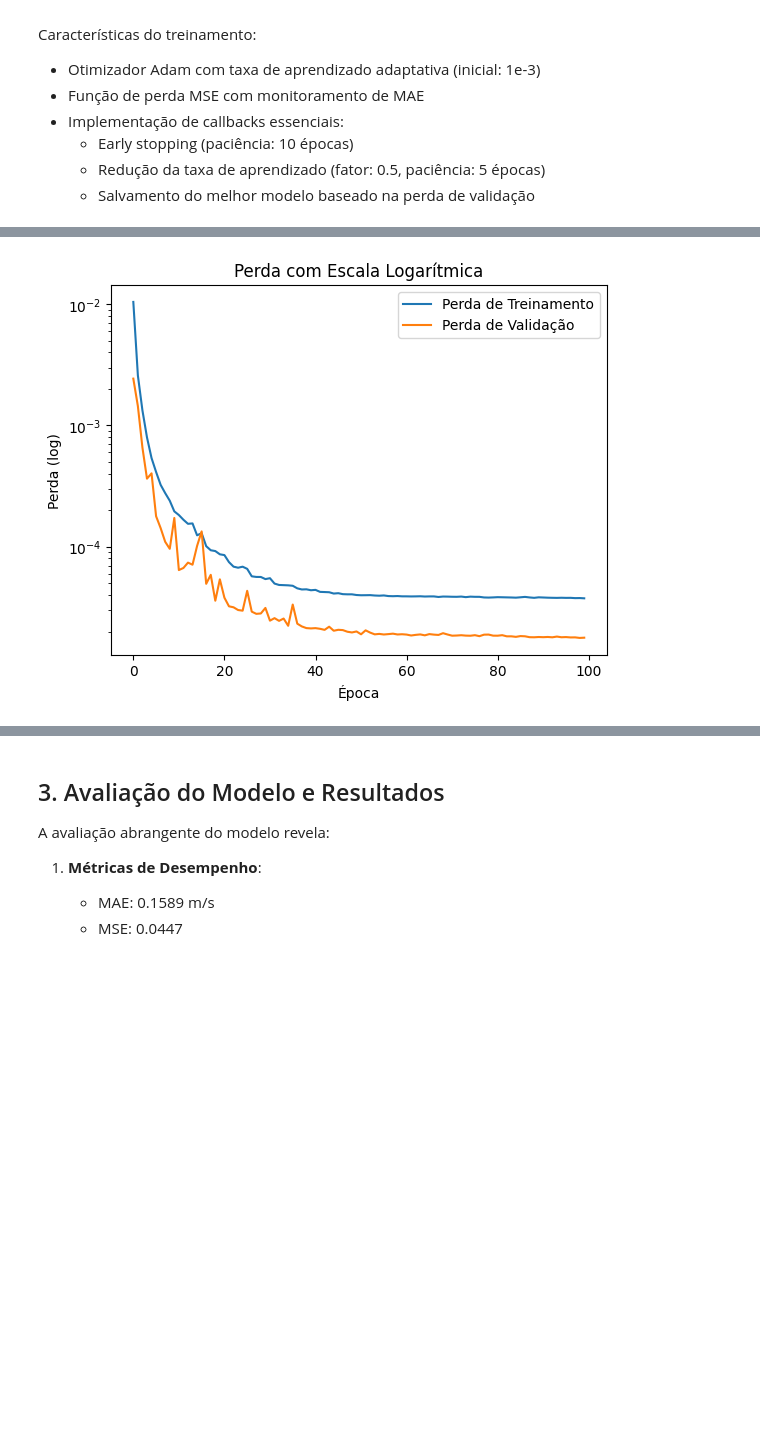
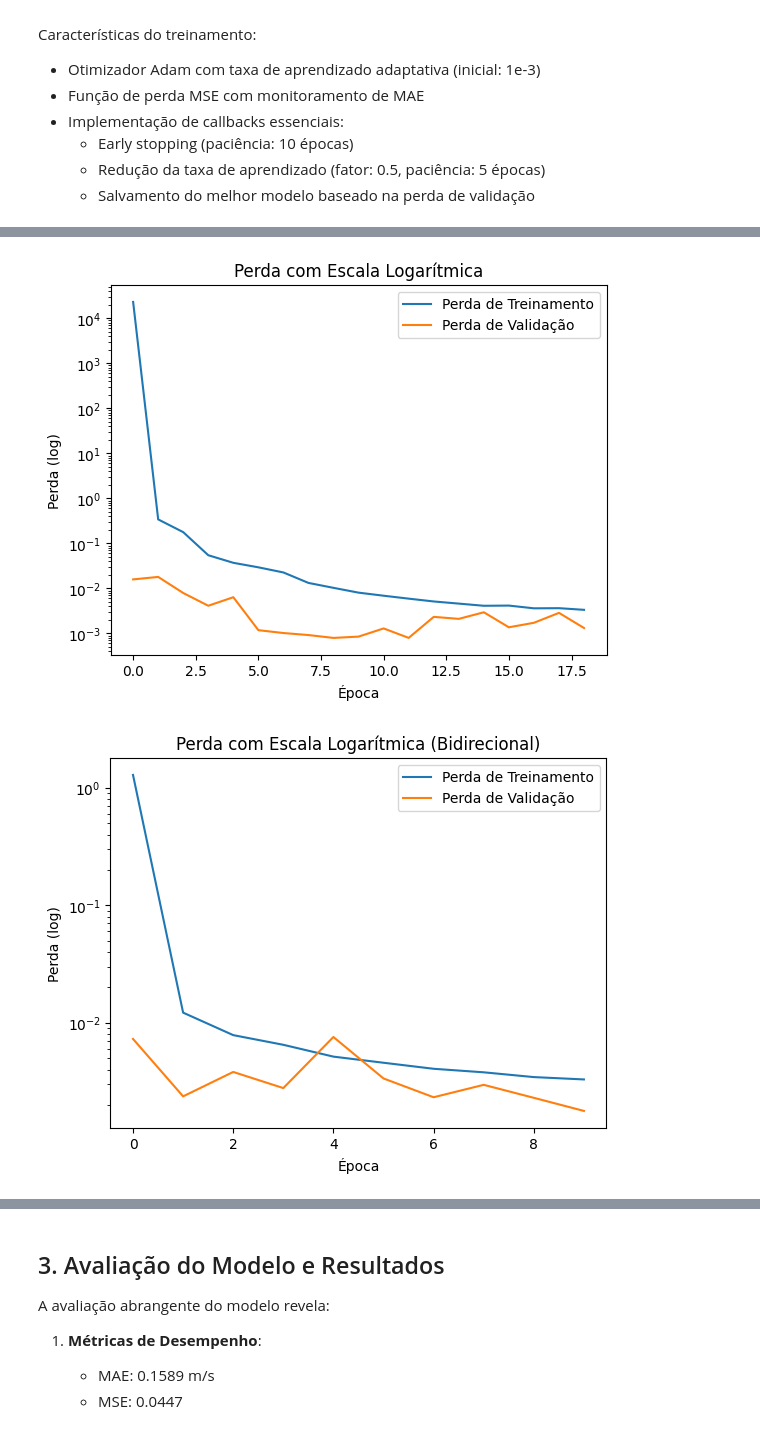
Before and after one commit to zinoLath/wind-speed-forescasting, a Jupyter notebook: notebooks/wind_speed_forecasting-tcn-s2s.ipynb, the cells around one changed output, grey strips where cells are left out. Cells and saved outputs as stored; diff of their text form; code cells hidden in the pictures; blank space fills up the shorter version.

```diff
--- a/notebooks/wind_speed_forecasting-tcn-s2s.ipynb
+++ b/notebooks/wind_speed_forecasting-tcn-s2s.ipynb
@@ -328,12 +407,13 @@ Validation X_encoder: (1342, 72, 134), Validation X_decoder: (1342, 36, 1), Vali
 Test X_encoder: (373, 72, 134), Test X_decoder: (373, 36, 1), Test y_decoder: (373, 36, 1)
 # %%
 tuner = kt.Hyperband(build_seq2seq_attention_model_factory(input_steps, output_steps, num_encoder_features, num_decoder_features),
-                     objective='val_mae',
+                     objective='val_loss',
                      max_epochs=100,
                      factor=3,
+                     hyperband_iterations=3,
                      directory='../models',
-                     project_name='tcn_wind_speed_forecasting')
+                     project_name='tcn_wind_speed_forecasting_valloss_bidirect2')
 
-tuner.search([X_encoder_train, X_decoder_train], y_decoder_train, epochs=100, validation_data=([X_encoder_val, X_decoder_val], y_decoder_val))
-best_model = tuner.get_best_models()[0]
+#tuner.search([X_encoder_train, X_decoder_train], y_decoder_train, epochs=100, validation_data=([X_encoder_val, X_decoder_val], y_decoder_val))
+#best_model = tuner.get_best_models()[0]
 # %% [output]
@@ -512,15 +666,27 @@ plt.show()
 # %%
 plt.plot(history.history['loss'], label='Perda de Treinamento')
 plt.plot(history.history['val_loss'], label='Perda de Validação')
 plt.xlabel('Época')
 plt.ylabel('Perda (log)')
 plt.yscale('log')
 plt.legend()
 plt.title('Perda com Escala Logarítmica')
 plt.savefig('../images/loss_log_scale.png', dpi=300)
 plt.show()
+
+
+plt.plot(history_bidir.history['loss'], label='Perda de Treinamento')
+plt.plot(history_bidir.history['val_loss'], label='Perda de Validação')
+plt.xlabel('Época')
+plt.ylabel('Perda (log)')
+plt.yscale('log')
+plt.legend()
+plt.title('Perda com Escala Logarítmica (Bidirecional)')
+plt.savefig('../images/loss_log_scale_bidir.png', dpi=300)
+plt.show()
 # %% [output]
-[figure, old version]
+[figure, new version]
+[figure, added]
 # %%
 def rolling_forecasting_real_time_improved(model, data_scaled, input_steps, output_steps, scaler_ws100, target_col_index):
     """
```
Also changed, not shown: parts of 12 cells of this notebook, 42 other files.
